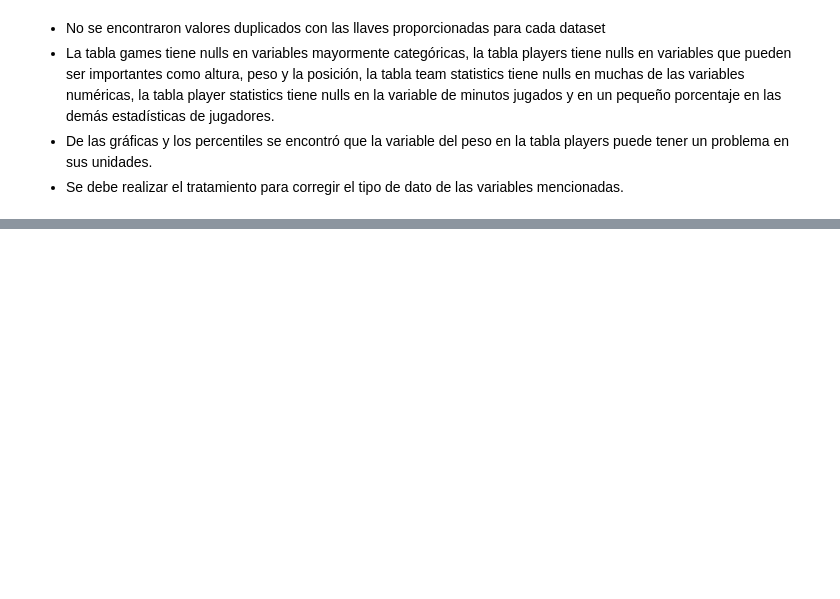
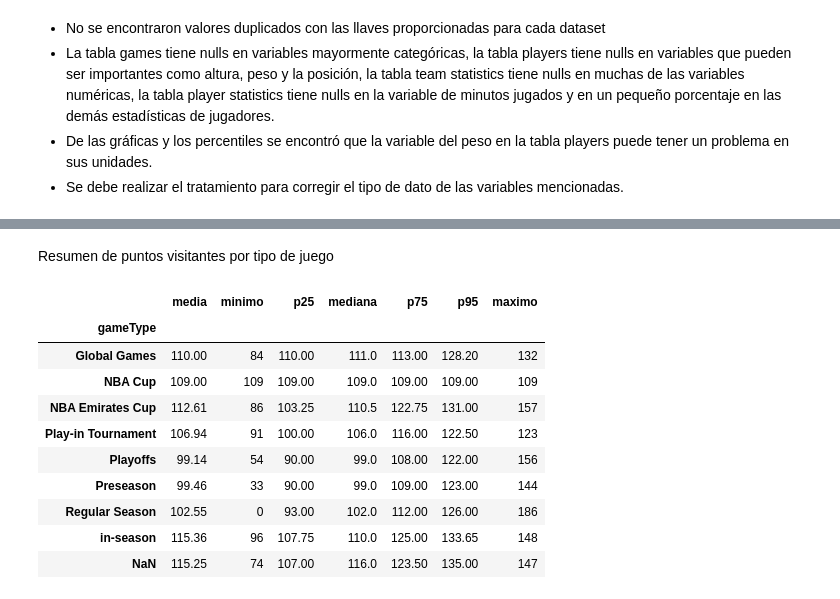
Before and after one commit to 2roma5/Diplomado_M1, a Jupyter notebook: nba.ipynb, the cells around one changed output, grey strips where cells are left out. Cells and saved outputs as stored; diff of their text form; code cells hidden in the pictures; blank space fills up the shorter version.

```diff
--- a/nba.ipynb
+++ b/nba.ipynb
@@ -523,0 +569,23 @@ np.int64(0)
+# %% [markdown]
+Resumen de puntos visitantes por tipo de juego
+# %%
+games.groupby('gameType',dropna=False)['awayScore'].agg(media='mean',
+                                           minimo= 'min',
+                                           p25= lambda x: x.quantile(0.25),
+                                           mediana='median',
+                                           p75 = lambda x: x.quantile(0.75),
+                                           p95 = lambda x: x.quantile(0.95),
+                                           maximo = 'max'
+                                           ).round(2)
+# %% [output]
+|  | media | minimo | p25 | mediana | p75 | p95 | maximo |
+| gameType |  |  |  |  |  |  |  |
+| Global Games | 110.00 | 84 | 110.00 | 111.0 | 113.00 | 128.20 | 132 |
+| NBA Cup | 109.00 | 109 | 109.00 | 109.0 | 109.00 | 109.00 | 109 |
+| NBA Emirates Cup | 112.61 | 86 | 103.25 | 110.5 | 122.75 | 131.00 | 157 |
+| Play-in Tournament | 106.94 | 91 | 100.00 | 106.0 | 116.00 | 122.50 | 123 |
+| Playoffs | 99.14 | 54 | 90.00 | 99.0 | 108.00 | 122.00 | 156 |
+| Preseason | 99.46 | 33 | 90.00 | 99.0 | 109.00 | 123.00 | 144 |
+| Regular Season | 102.55 | 0 | 93.00 | 102.0 | 112.00 | 126.00 | 186 |
+| in-season | 115.36 | 96 | 107.75 | 110.0 | 125.00 | 133.65 | 148 |
+| NaN | 115.25 | 74 | 107.00 | 116.0 | 123.50 | 135.00 | 147 |
```
Also changed, not shown: parts of 22 cells of this notebook.
